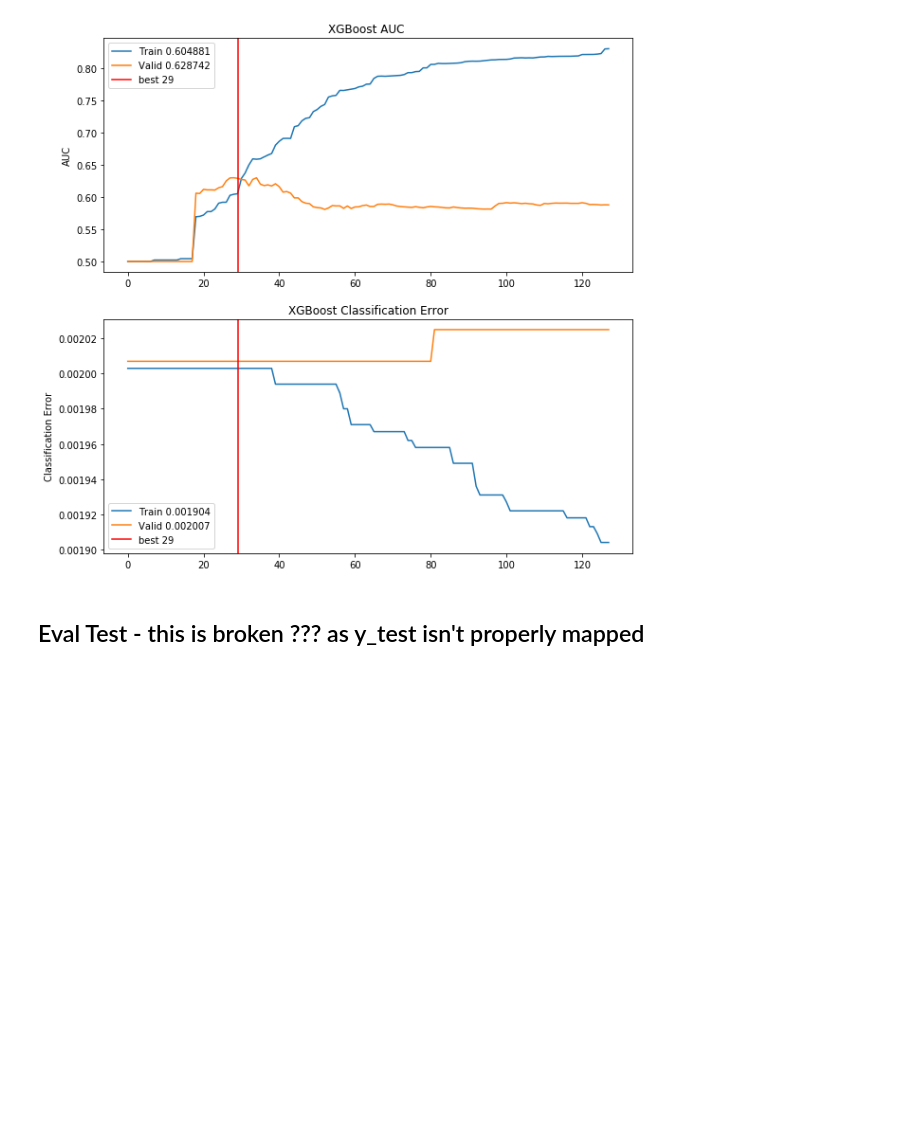
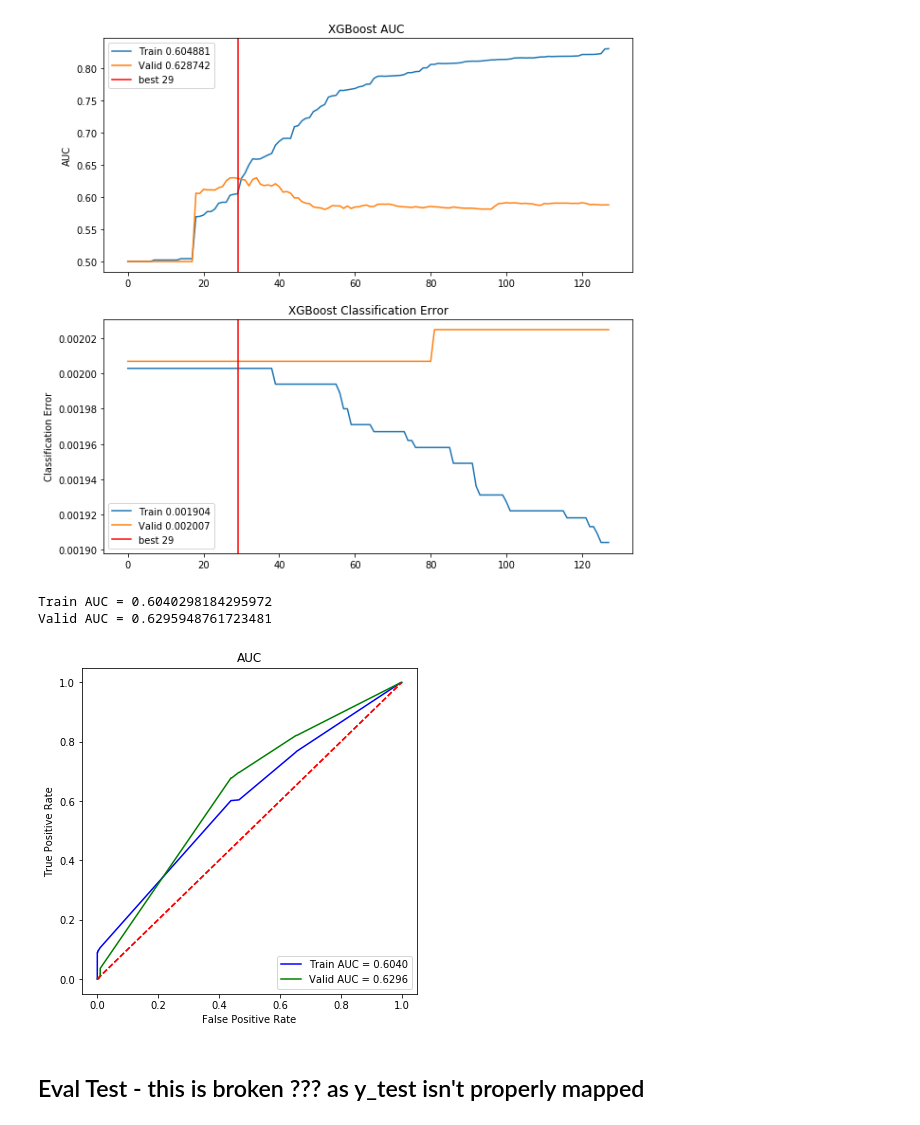
Before and after one commit to romirmoza/omop-cdm-postgresql, a Jupyter notebook: XGB_model_4.ipynb, the cells around one changed output. Drawn from its saved outputs; the diff is of its cells as text; code cells hidden in the pictures; blank space fills up the shorter version.

Commit message:
fixes to plot_auc_

```diff
--- a/XGB_model_4.ipynb
+++ b/XGB_model_4.ipynb
@@ -389,3 +404,6 @@ ax2.set_title('XGBoost Classification Error')
 plt.show()
 # %% [output]
 [figure]
+# %%
+train_preds = xgb_model.predict(d_train, ntree_limit=xgb_model.best_ntree_limit)
+valid_preds = xgb_model.predict(d_valid, ntree_limit=xgb_model.best_ntree_limit)
@@ -392,3 +417,30 @@ plt.show()
+# %%
+print('Train AUC =',roc_auc_score(y_train, train_preds))
+print('Valid AUC =',roc_auc_score(y_valid, valid_preds))
+# %% [output]
+Train AUC = 0.6040298184295972
+Valid AUC = 0.6295948761723481
+# %%
+from sklearn import metrics
+def buildROC(target_test,test_preds,label=None, color='b'):
+    '''Compute micro-average ROC curve and ROC area
+        could be replaced by sklearn.metrics.plot_auc_curve in 0.22
+    '''
+    fpr, tpr, threshold = metrics.roc_curve(target_test, test_preds)
+    roc_auc = metrics.auc(fpr, tpr)
+    plt.rcParams["figure.figsize"] = (6,6)
+    plt.plot(fpr, tpr, 'b', label = label+' AUC = %0.4f' % roc_auc, color=color)
+    plt.legend(loc = 'lower right')
+    plt.plot([0, 1], [0, 1],'r--')
+    plt.ylabel('True Positive Rate')
+    plt.xlabel('False Positive Rate')
+    plt.title('AUC')
+    return
+# %%
+ax = buildROC(y_train, train_preds, label='Train')
+buildROC(y_valid, valid_preds, label='Valid', color='g')
+# %% [output]
+[figure, added]
 # %% [markdown]
 ## Eval Test - this is broken ??? as y_test isn't properly mapped
 # %%
```
Also changed, not shown: parts of 6 cells of this notebook.
